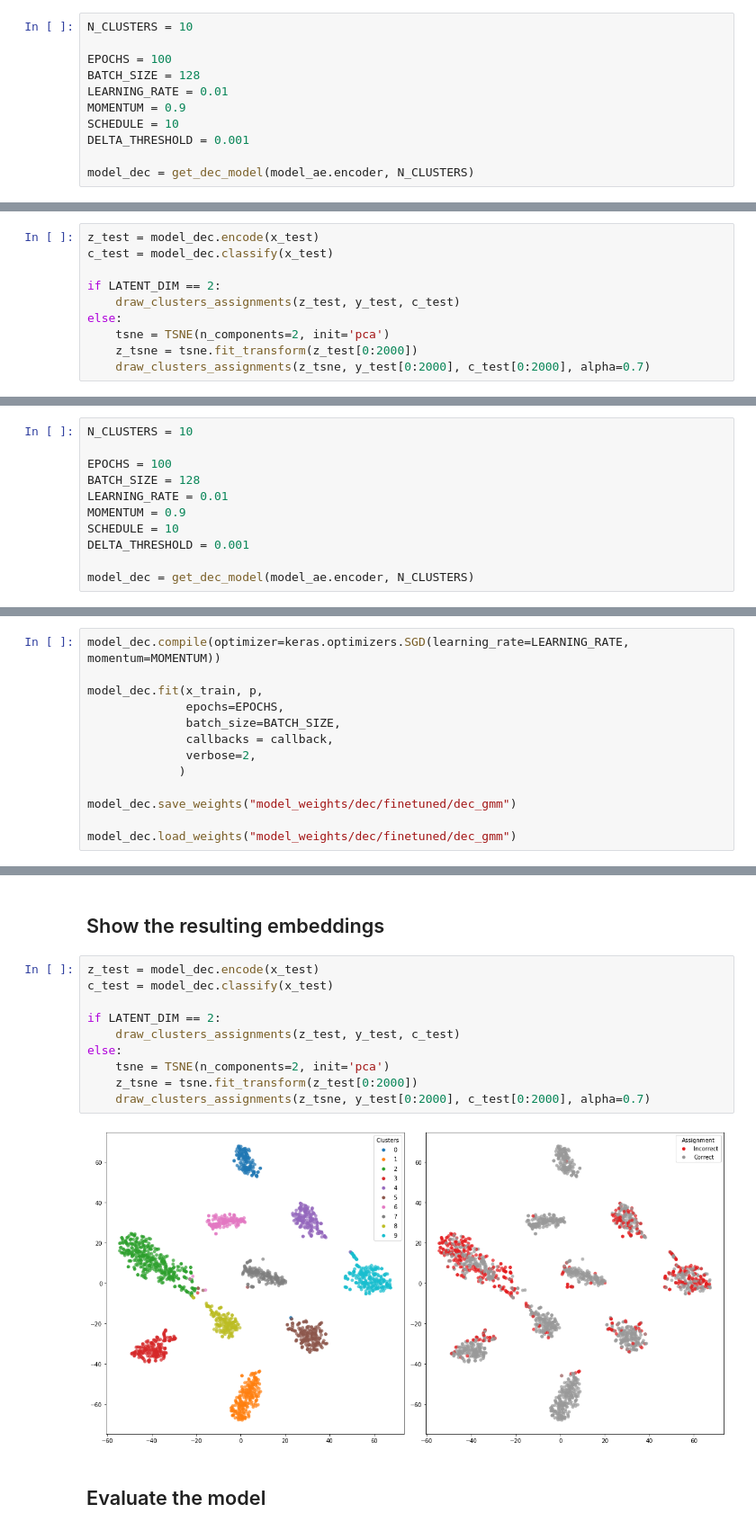
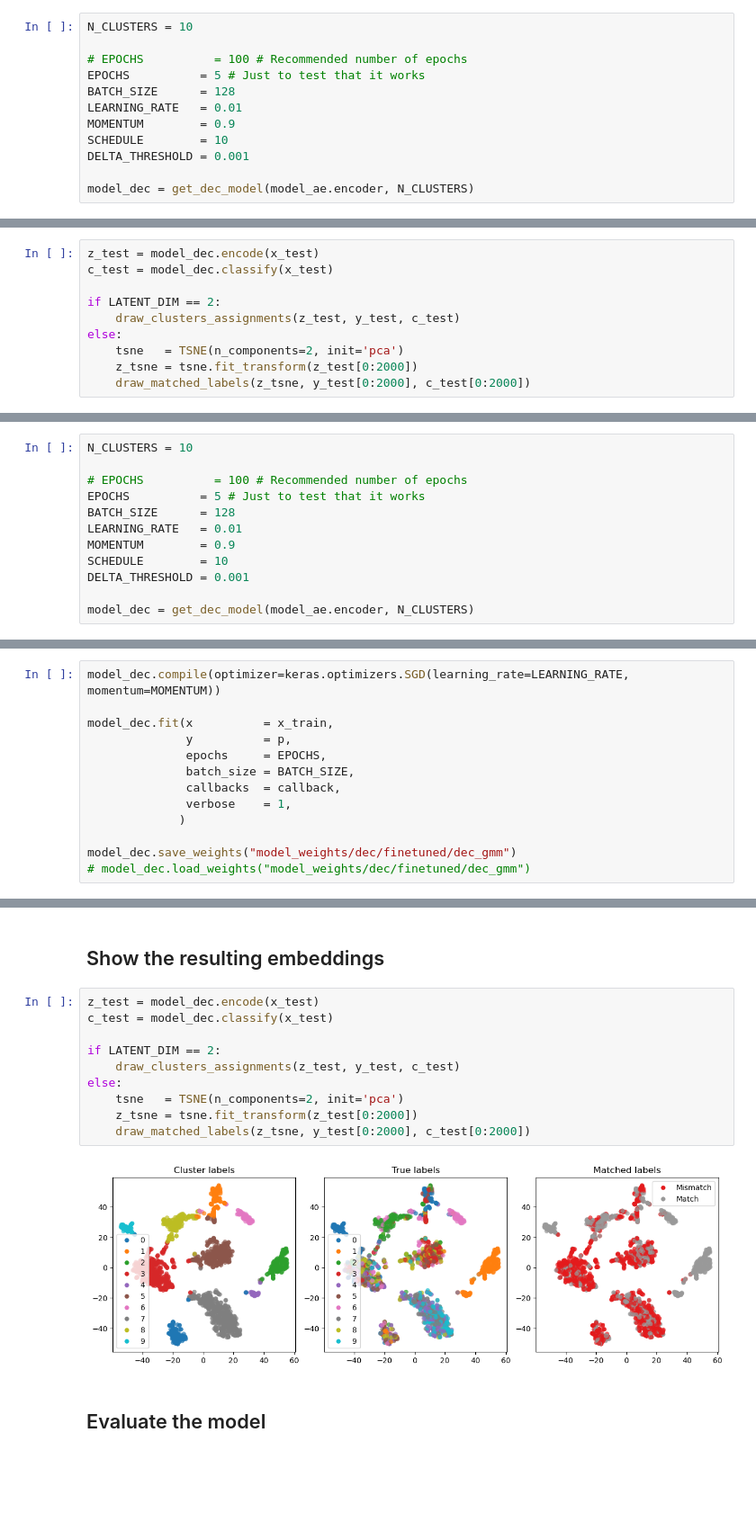
Before and after one commit to carlescn/MSc_bioinformatics_thesis, a Jupyter notebook: MNIST/ae_dec_on_MNIST.ipynb, the cells around one changed output, grey strips where cells are left out. Shown: that part at 90% size. Saved outputs shown, nothing was run; the diff lists cells and outputs as text; blank space fills up the shorter version.

```diff
--- a/MNIST/ae_dec_on_MNIST.ipynb
+++ b/MNIST/ae_dec_on_MNIST.ipynb
@@ -111,11 +107,12 @@ Construct the VaDE model:
 # %%
 N_CLUSTERS = 10
 
-EPOCHS = 100
-BATCH_SIZE = 128
-LEARNING_RATE = 0.01
-MOMENTUM = 0.9
-SCHEDULE = 10
+# EPOCHS          = 100 # Recommended number of epochs
+EPOCHS          = 5 # Just to test that it works
+BATCH_SIZE      = 128
+LEARNING_RATE   = 0.01
+MOMENTUM        = 0.9
+SCHEDULE        = 10
 DELTA_THRESHOLD = 0.001
 
 model_dec = get_dec_model(model_ae.encoder, N_CLUSTERS)
@@ -214,7 +204,7 @@ c_test = model_dec.classify(x_test)
 if LATENT_DIM == 2:
     draw_clusters_assignments(z_test, y_test, c_test)
 else:
-    tsne = TSNE(n_components=2, init='pca')
+    tsne   = TSNE(n_components=2, init='pca')
     z_tsne = tsne.fit_transform(z_test[0:2000])
-    draw_clusters_assignments(z_tsne, y_test[0:2000], c_test[0:2000], alpha=0.7)
+    draw_matched_labels(z_tsne, y_test[0:2000], c_test[0:2000])
 # %% [output]
@@ -242,11 +232,12 @@ model_ae.load_weights("model_weights/dec/pretrained/ae")
 # %%
 N_CLUSTERS = 10
 
-EPOCHS = 100
-BATCH_SIZE = 128
-LEARNING_RATE = 0.01
-MOMENTUM = 0.9
-SCHEDULE = 10
+# EPOCHS          = 100 # Recommended number of epochs
+EPOCHS          = 5 # Just to test that it works
+BATCH_SIZE      = 128
+LEARNING_RATE   = 0.01
+MOMENTUM        = 0.9
+SCHEDULE        = 10
 DELTA_THRESHOLD = 0.001
 
 model_dec = get_dec_model(model_ae.encoder, N_CLUSTERS)
@@ -284,14 +275,14 @@ Sil: 0.1830
 # %%
 model_dec.compile(optimizer=keras.optimizers.SGD(learning_rate=LEARNING_RATE, momentum=MOMENTUM))
 
-model_dec.fit(x_train, p,
-              epochs=EPOCHS,
-              batch_size=BATCH_SIZE,
-              callbacks = callback,
-              verbose=2,
+model_dec.fit(x          = x_train,
+              y          = p,
+              epochs     = EPOCHS,
+              batch_size = BATCH_SIZE,
+              callbacks  = callback,
+              verbose    = 1,
              )
 
 model_dec.save_weights("model_weights/dec/finetuned/dec_gmm")
-
-model_dec.load_weights("model_weights/dec/finetuned/dec_gmm")
+# model_dec.load_weights("model_weights/dec/finetuned/dec_gmm")
 # %% [output]
@@ -318,15 +301,15 @@ Delta: 0.002
 # %%
 z_test = model_dec.encode(x_test)
 c_test = model_dec.classify(x_test)
 
 if LATENT_DIM == 2:
     draw_clusters_assignments(z_test, y_test, c_test)
 else:
-    tsne = TSNE(n_components=2, init='pca')
+    tsne   = TSNE(n_components=2, init='pca')
     z_tsne = tsne.fit_transform(z_test[0:2000])
-    draw_clusters_assignments(z_tsne, y_test[0:2000], c_test[0:2000], alpha=0.7)
+    draw_matched_labels(z_tsne, y_test[0:2000], c_test[0:2000])
 # %% [output]
-[figure, old version]
+[figure, new version]
 # %% [markdown]
 ## Evaluate the model
 # %%
```
Also changed, not shown: parts of 20 cells of this notebook, 2 other files.
